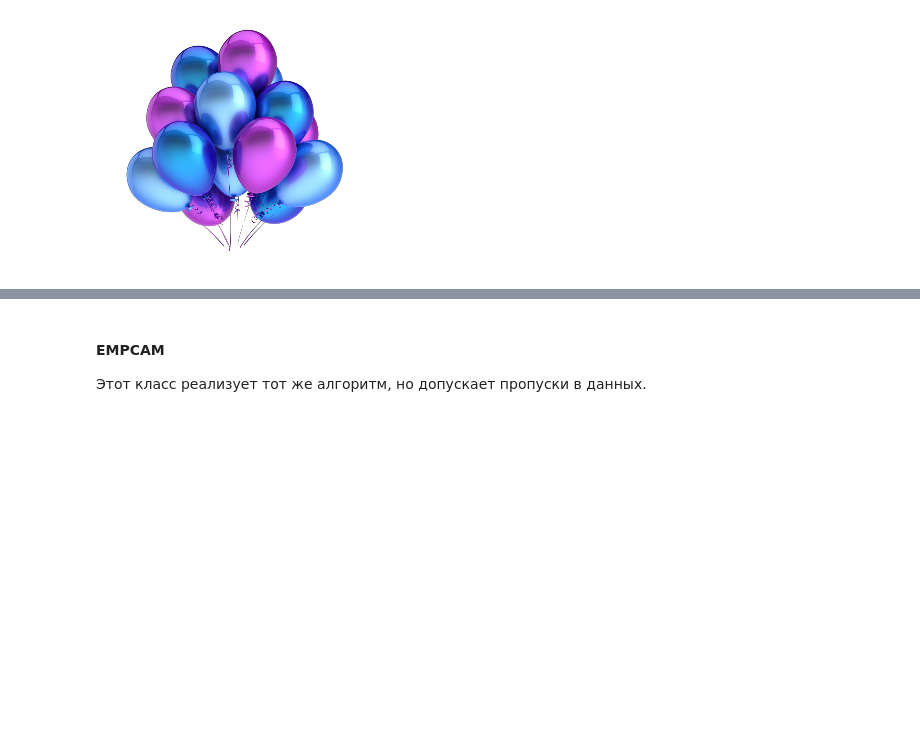
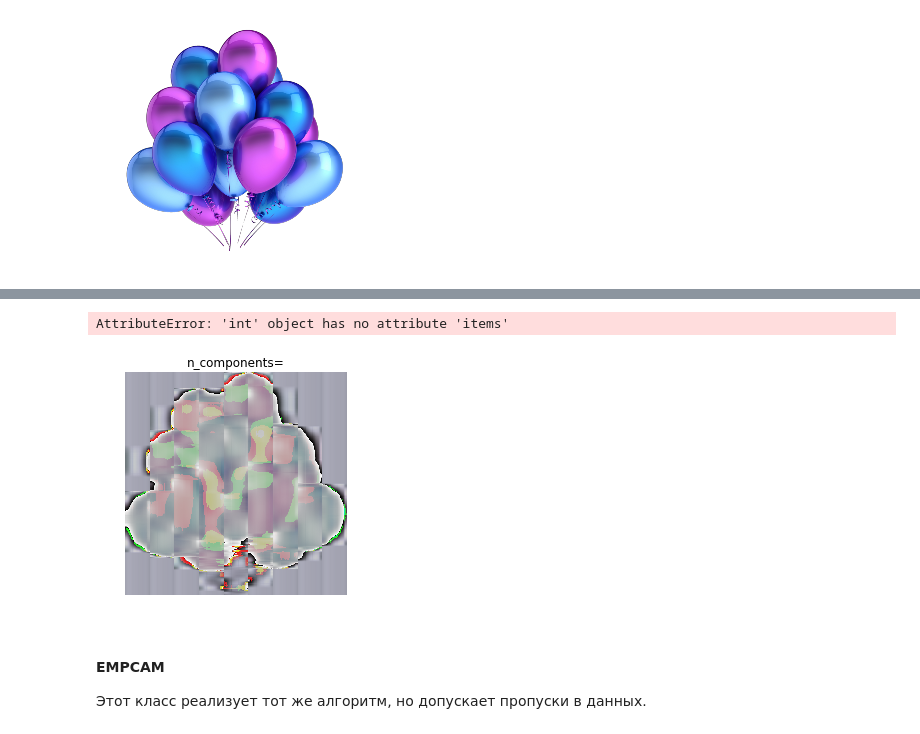
Before and after one commit to ArtsemZhuk/EMPCA, a Jupyter notebook: graphs.ipynb, the cells around one changed output, grey strips where cells are left out. Cells and saved outputs as stored; diff of their text form; code cells hidden in the pictures; blank space fills up the shorter version.

```diff
--- a/graphs.ipynb
+++ b/graphs.ipynb
@@ -135,0 +167,4 @@ plt.show()
+# %%
+% time
+compress(5)
+# %% [output]
@@ -136,3 +174,5 @@ plt.show()
+AttributeError: 'int' object has no attribute 'items'
+[figure, added]
 # %% [markdown]
 #### EMPCAM
 Этот класс реализует тот же алгоритм, но допускает пропуски в данных.
```
Also changed, not shown: parts of 9 cells of this notebook.
